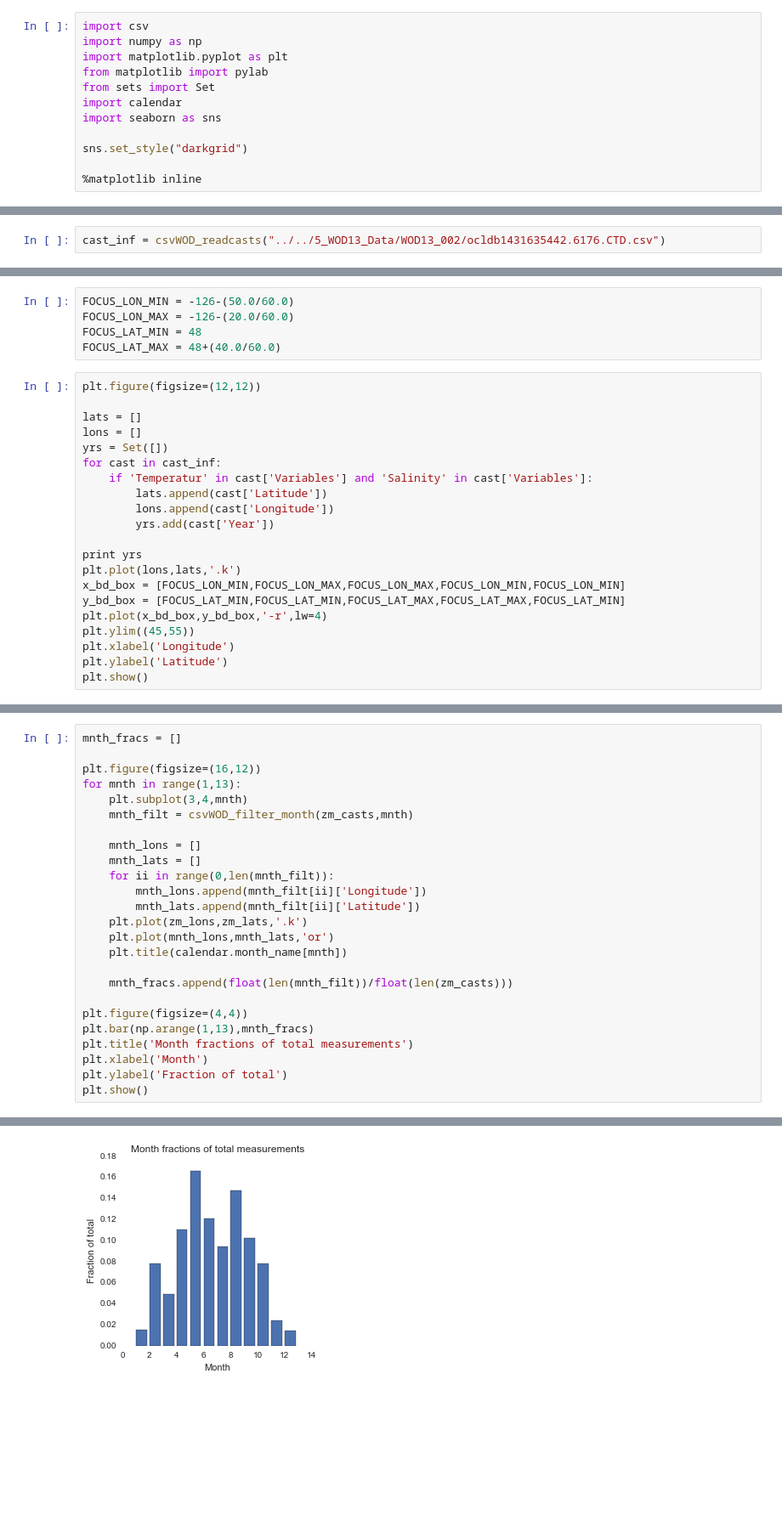
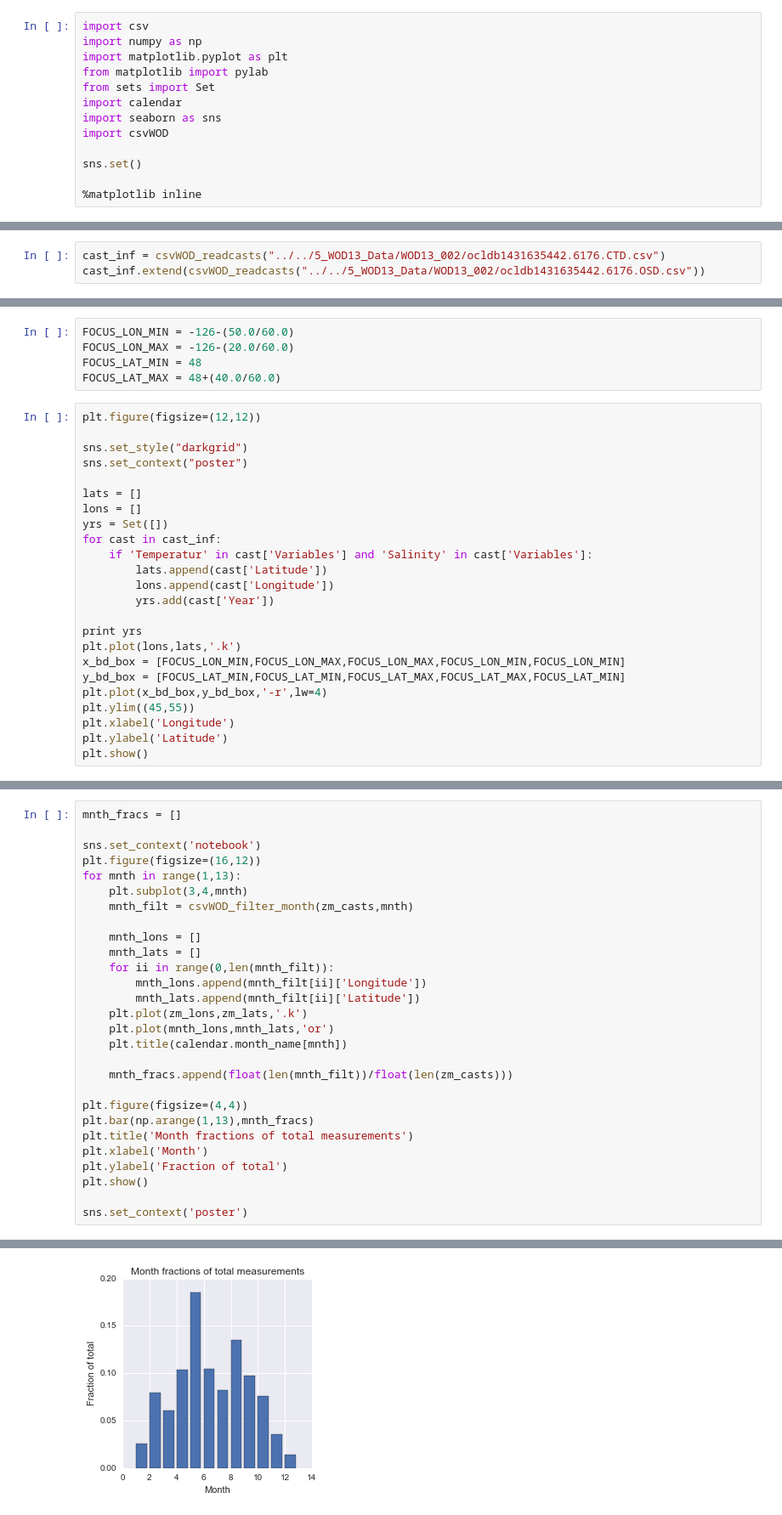
Before and after one commit to UBC-MOAD/falkor_upwelling, a Jupyter notebook: 1_Notebooks/read_NOAA.ipynb, the cells around one changed output, grey strips where cells are left out. Shown: that part at 85% size. Drawn from its saved outputs; the diff is of its cells as text; blank space fills up the shorter version.

```diff
--- a/1_Notebooks/read_NOAA.ipynb
+++ b/1_Notebooks/read_NOAA.ipynb
@@ -8,7 +8,8 @@ from matplotlib import pylab
 from sets import Set
 import calendar
 import seaborn as sns
+import csvWOD
 
-sns.set_style("darkgrid")
+sns.set()
 
 %matplotlib inline
@@ -275,2 +18,3 @@ def csvWOD_get_var_depth(casts,var,depth):
 # %%
 cast_inf = csvWOD_readcasts("../../5_WOD13_Data/WOD13_002/ocldb1431635442.6176.CTD.csv")
+cast_inf.extend(csvWOD_readcasts("../../5_WOD13_Data/WOD13_002/ocldb1431635442.6176.OSD.csv"))
@@ -281,6 +27,9 @@ FOCUS_LAT_MIN = 48
 FOCUS_LAT_MAX = 48+(40.0/60.0)
 # %%
 plt.figure(figsize=(12,12))
+
+sns.set_style("darkgrid")
+sns.set_context("poster")
 
 lats = []
 lons = []
@@ -324,6 +80,7 @@ plt.show()
 # %%
 mnth_fracs = []
 
+sns.set_context('notebook')
 plt.figure(figsize=(16,12))
 for mnth in range(1,13):
     plt.subplot(3,4,mnth)
@@ -346,4 +103,6 @@ plt.title('Month fractions of total measurements')
 plt.xlabel('Month')
 plt.ylabel('Fraction of total')
 plt.show()
+
+sns.set_context('poster')
 # %% [output]
@@ -351 +110 @@ plt.show()
-[figure, old version]
+[figure, new version]
```
Also changed, not shown: parts of 11 cells of this notebook, 1 other file.
